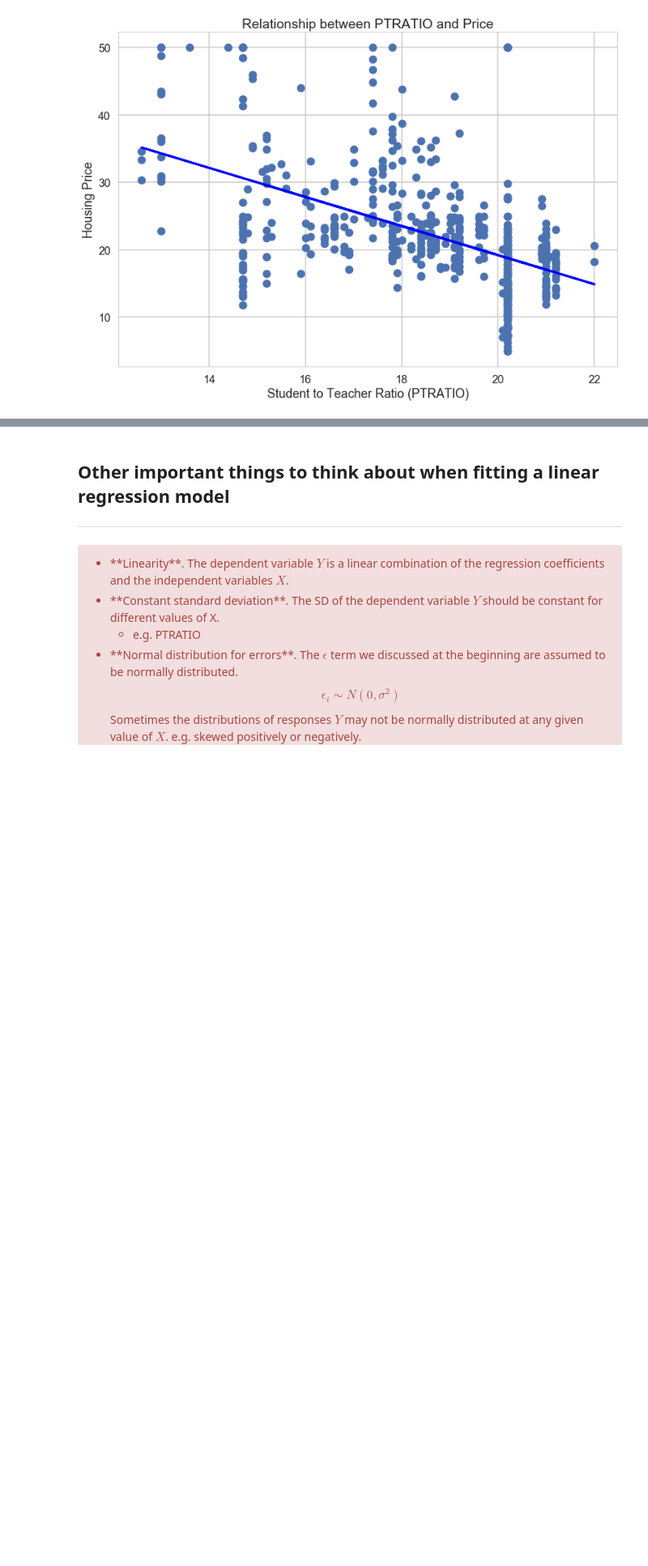
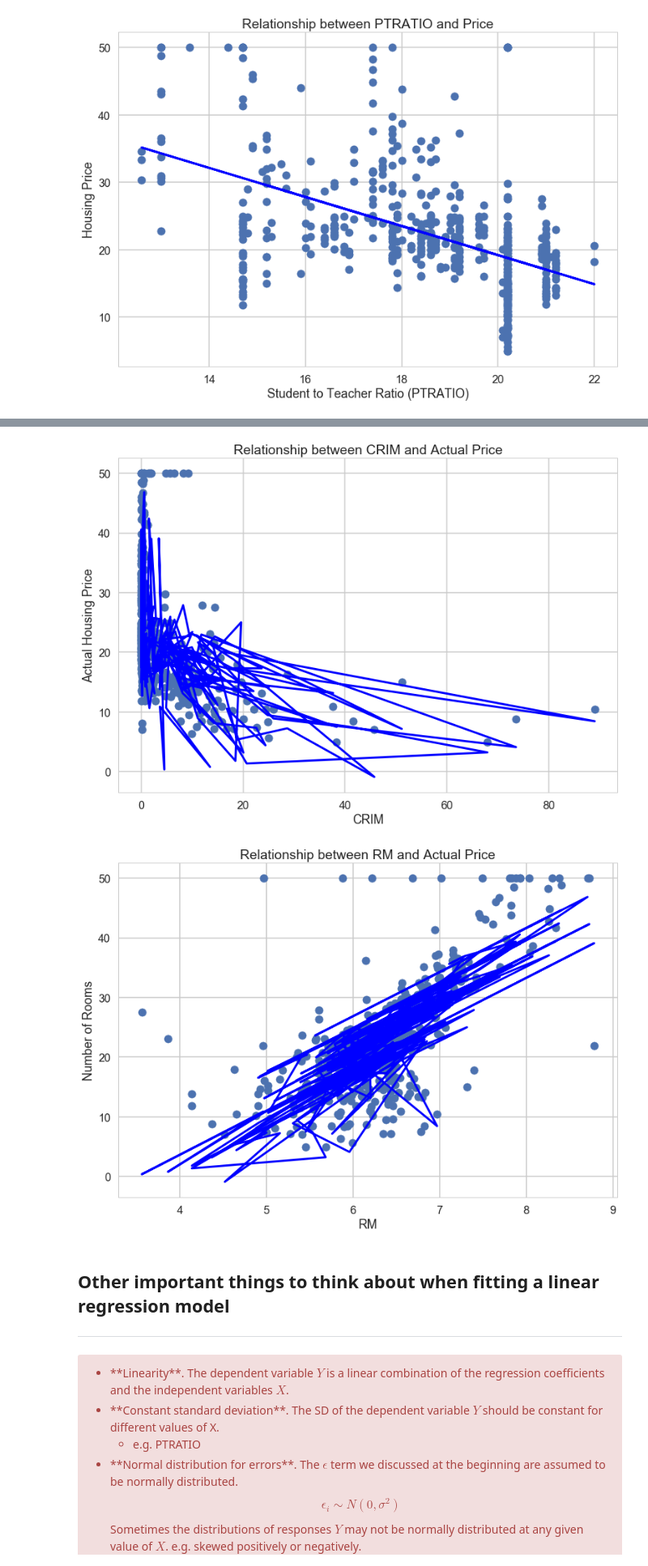
Before and after one commit to aecaruso/DataScienceIntensive, a Jupyter notebook: Mini_Project_Linear_Regression.ipynb, the cells around one changed output, grey strips where cells are left out. Shown at 81% size. Cells and saved outputs as stored; diff of their text form; code cells hidden in the pictures; blank space fills up the shorter version.

```diff
--- a/Mini_Project_Linear_Regression.ipynb
+++ b/Mini_Project_Linear_Regression.ipynb
@@ -669,3 +701,23 @@ TypeError: unhashable type: 'list'
+# %%
+plt.scatter(bos.CRIM, bos.PRICE)
+plt.xlabel("CRIM")
+plt.ylabel("Actual Housing Price")
+plt.title("Relationship between CRIM and Actual Price")
+
+plt.plot(bos.CRIM, lm.predict(df), color='blue', linewidth=3)
+plt.show()
+
+
+plt.scatter(bos.RM, bos.PRICE)
+plt.xlabel("RM")
+plt.ylabel("Number of Rooms")
+plt.title("Relationship between RM and Actual Price")
+
+plt.plot(bos.RM, lm.predict(df), color='blue', linewidth=3)
+plt.show()
+# %% [output]
+[figure, added]
+[figure, added]
 # %% [markdown]
 
 ## Other important things to think about when fitting a linear regression model
```
Also changed, not shown: parts of 12 cells of this notebook.
